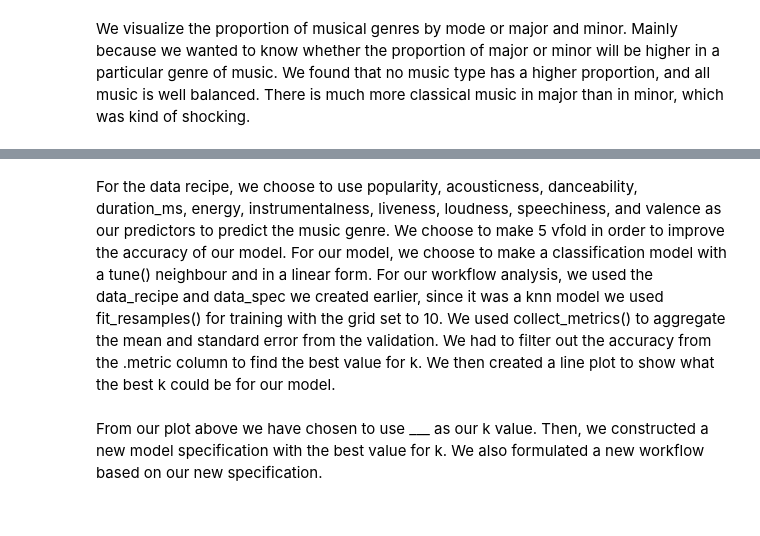
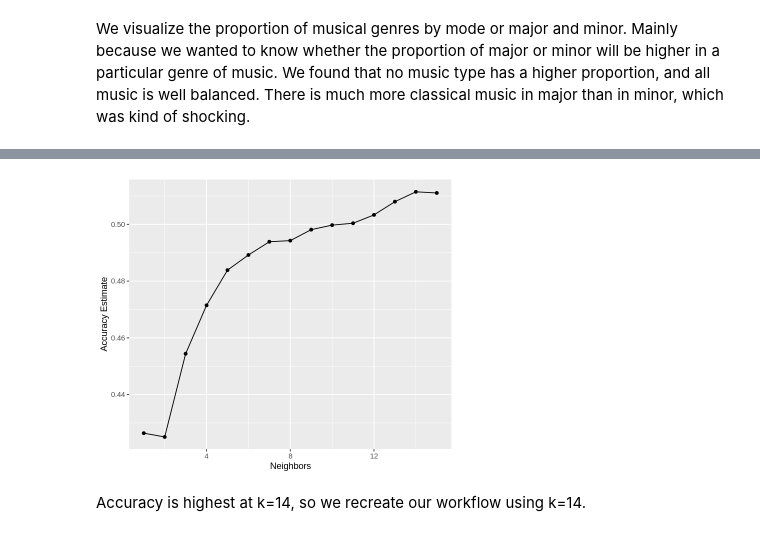
Before and after one commit to Lollipop-27/DCSI100-Project, a Jupyter notebook: Project.ipynb, the cells around one changed output, grey strips where cells are left out. Saved outputs shown, nothing was run; the diff lists cells and outputs as text; code cells hidden in the pictures.

Commit message:
Methods & Results Revisions

```diff
--- a/Project.ipynb
+++ b/Project.ipynb
@@ -65,0 +45,7 @@ At first, the data set we selected had about 50000 data, and we all thought that
+# %%
+set.seed(1234)
+
+clean_data <- raw_data %>%
+            na.omit() %>%
+            group_by(music_genre) %>%
+            sample_n(1000)
@@ -66,7 +56,7 @@ At first, the data set we selected had about 50000 data, and we all thought that
 # %%
-### removing the columns we don't need
-data <- mutate(data,mode = as.factor(mode),
-                   music_genre = as.factor(music_genre))
+# Removing the columns we don't need
+selected_data <- clean_data %>%
+                mutate(mode = as.factor(mode), music_genre = as.factor(music_genre)) %>%
+                select(-instance_id, -key,-obtained_date, -artist_name, -track_name)
 
-data_select <- data %>%
-            select(-instance_id, -key,-obtained_date)
+selected_data
@@ -77,5 +76,4 @@ We all agreed that instance_id, key, and obtained_date are columns that we will
 # %%
-### spliting the data into training set and testing set, 75% of the data in the training set
-data_split <- initial_split(data_select, prop = 0.75, strata = music_genre)
+data_split <- initial_split(selected_data, prop = 0.75, strata = music_genre)
 data_train <- training(data_split)
 data_test <- testing(data_split)
@@ -258,41 +258,41 @@ We visualize the proportion of musical genres by mode or major and minor. Mainly
 # %%
-### Scale dataset
+# Set the seed
 set.seed(1234)
 
-#find the best k
-
-options(repr.plot.height = 5, repr.plot.width = 6)
-
-data_recipe <- recipe(music_genre ~ popularity + acousticness + danceability + duration_ms + energy + instrumentalness + liveness + loudness + speechiness + valence , data = data_train)
-
+# Create the model
+genre_recipe <- recipe(music_genre ~ popularity + acousticness + danceability + duration_ms + energy + instrumentalness + liveness + loudness + speechiness + valence,
+                      data = data_train) %>%
+                step_scale(all_predictors()) %>%
+                step_center(all_predictors())
 
 genre_vfold <- vfold_cv(data_train, v = 5, strata = music_genre)
 
-
-data_spec <- nearest_neighbor(weight_func = "rectangular", neighbors = tune()) %>%
+genre_tune <- nearest_neighbor(weight_func = "rectangular", neighbors = tune()) %>%
       set_engine("kknn") %>%
       set_mode("classification")
 
-
-data_results <- workflow() %>%
-      add_recipe(data_recipe) %>%
-      add_model(data_spec) %>%
-      tune_grid(resamples = genre_vfold, grid = 10) %>%
+genre_results <- workflow() %>%
+      add_recipe(genre_recipe) %>%
+      add_model(genre_tune) %>%
+      tune_grid(resamples = genre_vfold, grid = 20) %>%
       collect_metrics()
 
-accuracies <- data_results %>%
+accuracies <- genre_results %>%
       filter(.metric == "accuracy")
 
-# cross_val_plot <- accuracies %>%
-# ggplot(aes(x = neighbors, y = mean))+
-#       geom_point() +
-#       geom_line() +
-#       labs(x = "Neighbors", y = "Accuracy Estimate") +
-#       scale_x_continuous(breaks = seq(0, 15, by = 1)) +  # adjusting the x-axis
-#       scale_y_continuous(limits = c(0.0, 0.6)) # adjusting the y-axis
-# cross_val_plot
+# Display the k value accuracies
+options(repr.plot.height = 5, repr.plot.width = 6)
+
+cross_val_plot <- ggplot(accuracies, aes(x = neighbors, y = mean)) +
+      geom_point() +
+      geom_line() +
+      labs(x = "Neighbors", y = "Accuracy Estimate")
+
+cross_val_plot
+# %% [output]
+[figure, added]
-# %% [markdown]
-For the data recipe, we choose to use popularity, acousticness, danceability, duration_ms, energy, instrumentalness, liveness, loudness, speechiness, and valence as our predictors to predict the music genre. We choose to make 5 vfold in order to improve the accuracy of our model. For our model, we choose to make a classification model with a tune() neighbour and in a linear form. For our workflow analysis, we used the data_recipe and data_spec we created earlier, since it was a knn model we used fit_resamples() for training with the grid set to 10. We used collect_metrics() to aggregate the mean and standard error from the validation. We had to filter out the accuracy from the .metric column to find the best value for k. We then created a line plot to show what the best k could be for our model.
+# %% [markdown]
+Accuracy is highest at k=14, so we recreate our workflow using k=14.
 # %%
 # Set the seed.
 set.seed(9999)
@@ -310,2 +308,0 @@ data_fit
-# %% [markdown]
-From our plot above we have chosen to use ___ as our k value. Then, we constructed a new model specification with the best value for k. We also formulated a new workflow based on our new specification.
```
Also changed, not shown: parts of 34 cells of this notebook.
